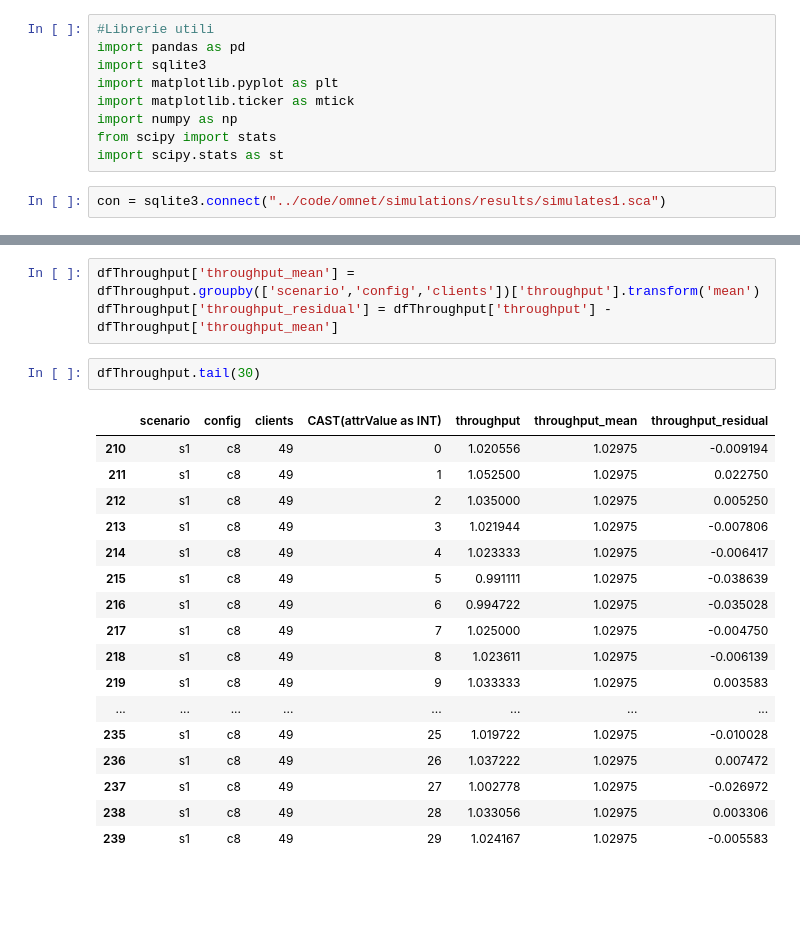
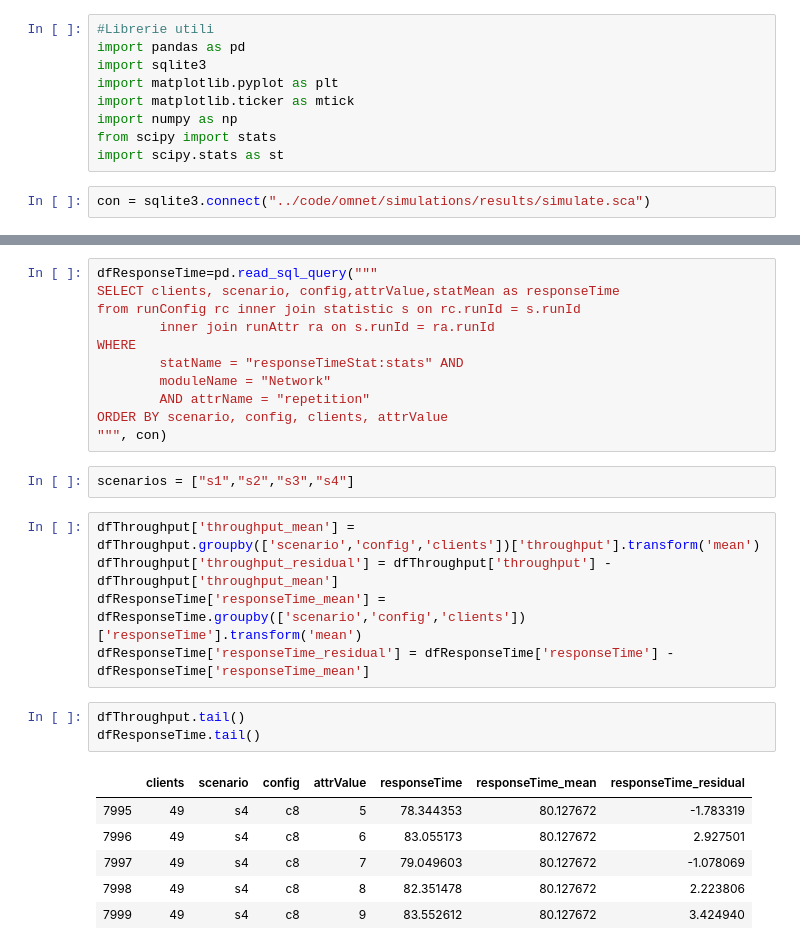
Before and after one commit to nferrante1/pecsn_project, a Jupyter notebook: Jupyter/2kr.ipynb, the cells around one changed output, grey strips where cells are left out. Cells and saved outputs as stored; diff of their text form; blank space fills up the shorter version.

```diff
--- a/Jupyter/2kr.ipynb
+++ b/Jupyter/2kr.ipynb
@@ -8,7 +8,7 @@ import numpy as np
 from scipy import stats
 import scipy.stats as st
 # %%
-con = sqlite3.connect("../code/omnet/simulations/results/simulates1.sca")
+con = sqlite3.connect("../code/omnet/simulations/results/simulate.sca")
 # %%
 dfThroughput=pd.read_sql_query("""
 select scenario, config, clients, CAST(attrValue as INT), statCount / 3600.0 as throughput
@@ -39,24 +21,29 @@ order by scenario, config, clients,  CAST(attrValue as INT)
+# %%
+dfResponseTime=pd.read_sql_query("""
+SELECT clients, scenario, config,attrValue,statMean as responseTime
+from runConfig rc inner join statistic s on rc.runId = s.runId
+        inner join runAttr ra on s.runId = ra.runId
+WHERE
+		statName = "responseTimeStat:stats" AND
+		moduleName = "Network"
+        AND attrName = "repetition"
+ORDER BY scenario, config, clients, attrValue
+""", con)
+# %%
+scenarios = ["s1","s2","s3","s4"]
 # %%
 dfThroughput['throughput_mean'] = dfThroughput.groupby(['scenario','config','clients'])['throughput'].transform('mean')
 dfThroughput['throughput_residual'] = dfThroughput['throughput'] - dfThroughput['throughput_mean']
+dfResponseTime['responseTime_mean'] = dfResponseTime.groupby(['scenario','config','clients'])['responseTime'].transform('mean')
+dfResponseTime['responseTime_residual'] = dfResponseTime['responseTime'] - dfResponseTime['responseTime_mean']
 # %%
-dfThroughput.tail(30)
+dfThroughput.tail()
+dfResponseTime.tail()
 # %% [output]
-|  | scenario | config | clients | CAST(attrValue as INT) | throughput | throughput_mean | throughput_residual |
-| 210 | s1 | c8 | 49 | 0 | 1.020556 | 1.02975 | -0.009194 |
-| 211 | s1 | c8 | 49 | 1 | 1.052500 | 1.02975 | 0.022750 |
-| 212 | s1 | c8 | 49 | 2 | 1.035000 | 1.02975 | 0.005250 |
-| 213 | s1 | c8 | 49 | 3 | 1.021944 | 1.02975 | -0.007806 |
-| 214 | s1 | c8 | 49 | 4 | 1.023333 | 1.02975 | -0.006417 |
-| 215 | s1 | c8 | 49 | 5 | 0.991111 | 1.02975 | -0.038639 |
-| 216 | s1 | c8 | 49 | 6 | 0.994722 | 1.02975 | -0.035028 |
-| 217 | s1 | c8 | 49 | 7 | 1.025000 | 1.02975 | -0.004750 |
-| 218 | s1 | c8 | 49 | 8 | 1.023611 | 1.02975 | -0.006139 |
-| 219 | s1 | c8 | 49 | 9 | 1.033333 | 1.02975 | 0.003583 |
-| ... | ... | ... | ... | ... | ... | ... | ... |
-| 235 | s1 | c8 | 49 | 25 | 1.019722 | 1.02975 | -0.010028 |
-| 236 | s1 | c8 | 49 | 26 | 1.037222 | 1.02975 | 0.007472 |
-| 237 | s1 | c8 | 49 | 27 | 1.002778 | 1.02975 | -0.026972 |
-| 238 | s1 | c8 | 49 | 28 | 1.033056 | 1.02975 | 0.003306 |
-| 239 | s1 | c8 | 49 | 29 | 1.024167 | 1.02975 | -0.005583 |
+|  | clients | scenario | config | attrValue | responseTime | responseTime_mean | responseTime_residual |
+| 7995 | 49 | s4 | c8 | 5 | 78.344353 | 80.127672 | -1.783319 |
+| 7996 | 49 | s4 | c8 | 6 | 83.055173 | 80.127672 | 2.927501 |
+| 7997 | 49 | s4 | c8 | 7 | 79.049603 | 80.127672 | -1.078069 |
+| 7998 | 49 | s4 | c8 | 8 | 82.351478 | 80.127672 | 2.223806 |
+| 7999 | 49 | s4 | c8 | 9 | 83.552612 | 80.127672 | 3.424940 |
 # %%
```
Also changed, not shown: parts of 3 cells of this notebook, 1 other file.
